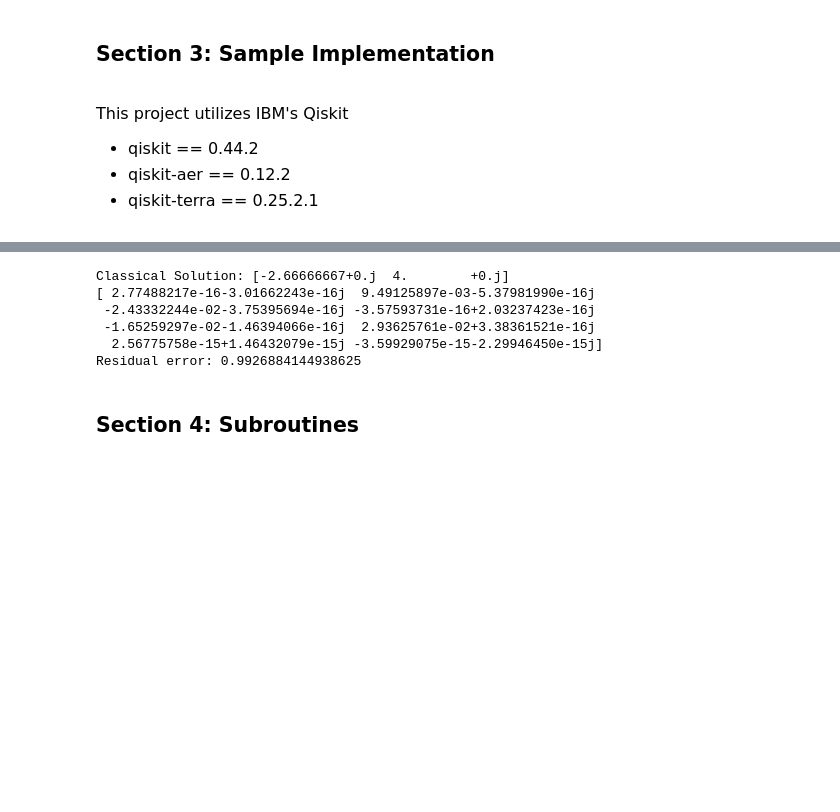
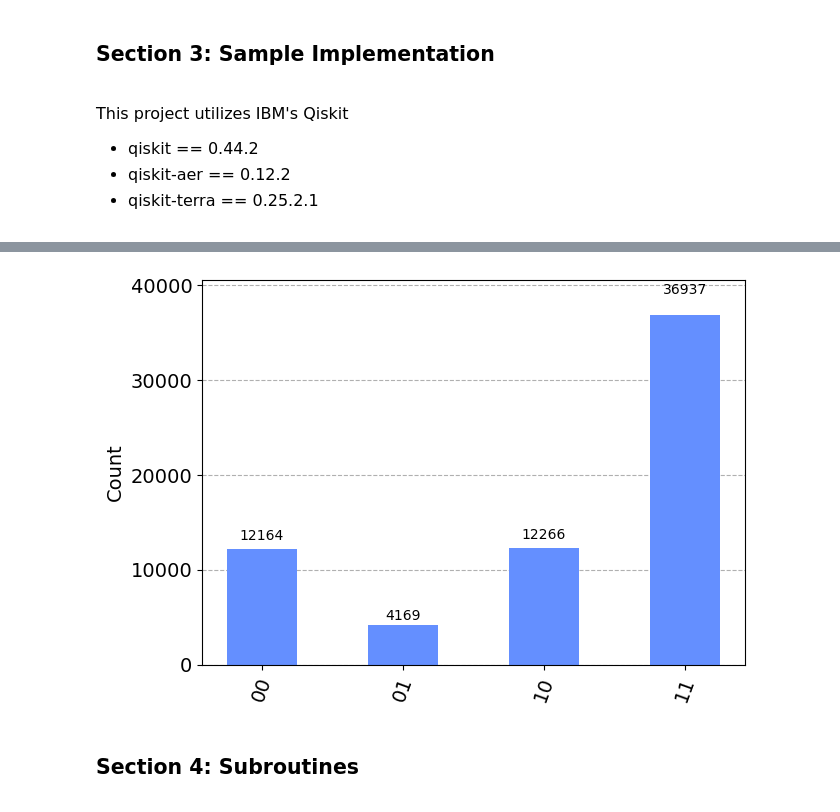
Before and after one commit to sonnyloweus/HHL-Quantum-Linear-Algebra, a Jupyter notebook: QuantumLinearAlgebra_HHL_v2.ipynb, the cells around one changed output, grey strips where cells are left out. Cells and saved outputs as stored; diff of their text form; code cells hidden in the pictures; blank space fills up the shorter version.

```diff
--- a/QuantumLinearAlgebra_HHL_v2.ipynb
+++ b/QuantumLinearAlgebra_HHL_v2.ipynb
@@ -298,34 +361,31 @@ hhl.draw('mpl')
 # %%
-# job = execute(hhl, backend=backend_qasm, shots=2**16)
-# counts = job.result().get_counts()
-# plot_histogram(counts)
+# QPE_verifier(hhl, tol, ev_time)
 
-success = False
-solution_state = None
-while(not success):
-    simulator = Aer.get_backend('statevector_simulator')
-    result = execute(hhl, backend=simulator).result()
-    state = Statevector(result.get_statevector())
+job = execute(hhl, backend=backend_qasm, shots=2**16)
+counts = job.result().get_counts()
+plot_histogram(counts)
 
-    # Extract the solution vector from the relevant qubits (assuming the solution qubits are last)
-    state_vector_array = np.array(state)
-    solution_state = state_vector_array[-2**3:]
-    if not np.allclose(np.linalg.norm(solution_state), 0):
-        success = True
-
-x_classical = np.linalg.solve(A, b)
-print("Classical Solution:", x_classical[4:6])
-print("Quantum Solution:", solution_state)
-
-residual = np.linalg.norm(A @ solution_state - b)
-print("Residual error:", residual)
+# success = False
+# solution_state = None
+# while(not success):
+#     simulator = Aer.get_backend('statevector_simulator')
+#     result = execute(hhl, backend=simulator).result()
+#     state = Statevector(result.get_statevector())
+#
+#     # Extract the solution vector from the relevant qubits (assuming the solution qubits are last)
+#     state_vector_array = np.array(state)
+#     solution_state = state_vector_array[-2**1:]
+#     if not np.allclose(np.linalg.norm(solution_state), 0):
+#         success = True
+#
+# x_classical = np.linalg.solve(A, b)
+# print("Classical Solution:", x_classical)
+# print("Quantum Solution:", np.round(solution_state, decimals=10))
+#
+# residual = np.linalg.norm(A @ solution_state - b)
+# print("Residual error:", residual)
 # %% [output]
-Classical Solution: [-2.66666667+0.j  4.        +0.j]
-[ 2.77488217e-16-3.01662243e-16j  9.49125897e-03-5.37981990e-16j
- -2.43332244e-02-3.75395694e-16j -3.57593731e-16+2.03237423e-16j
- -1.65259297e-02-1.46394066e-16j  2.93625761e-02+3.38361521e-16j
-  2.56775758e-15+1.46432079e-15j -3.59929075e-15-2.29946450e-15j]
-Residual error: 0.9926884144938625
+[figure, added]
 # %% [markdown]
 <div style="font-family: 'Times New Roman'; font-size: 16px;">
 
```
Also changed, not shown: parts of 5 cells of this notebook.
